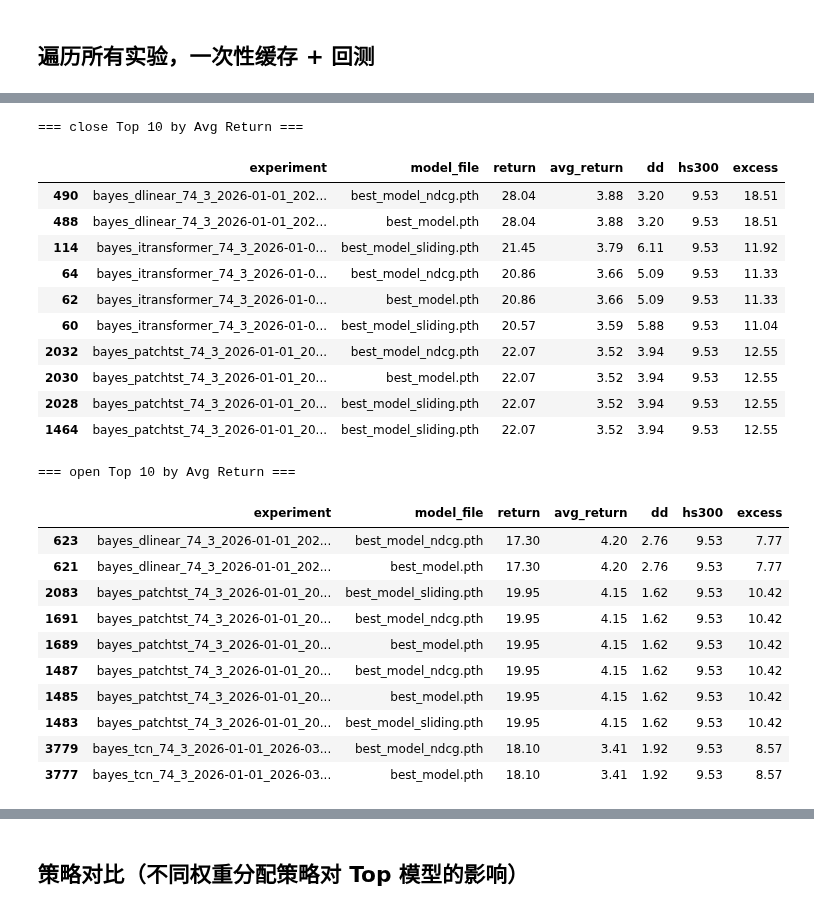
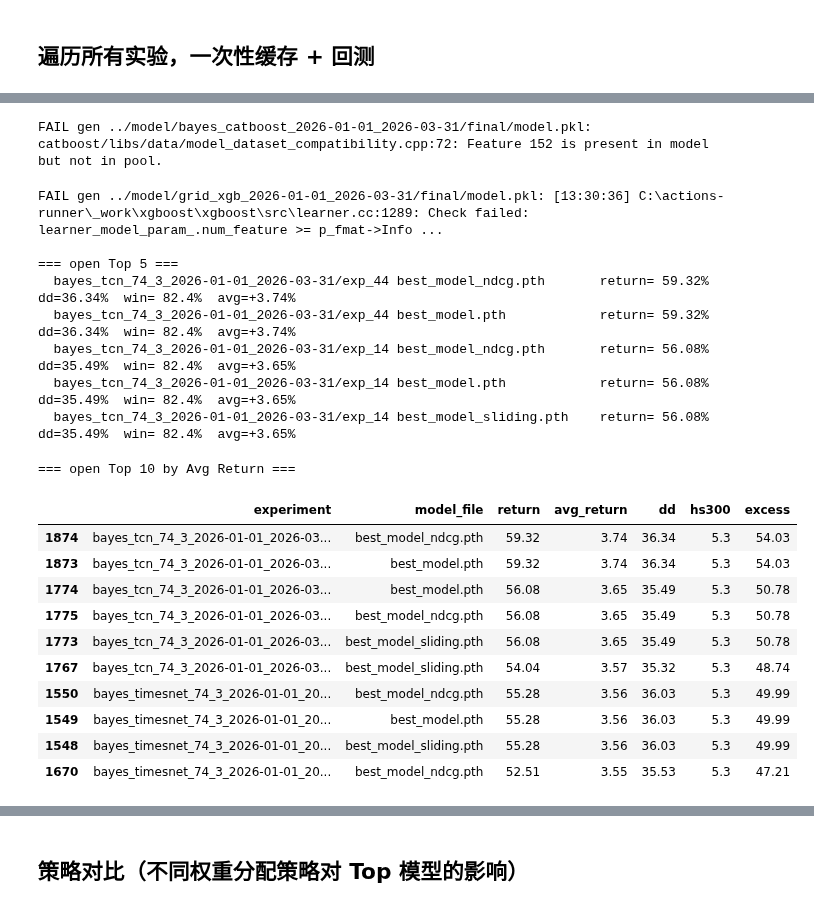
Before and after one commit to xyl-27/ETF, a Jupyter notebook: notebooks/reproduce_backtest.ipynb, the cells around one changed output, grey strips where cells are left out. Drawn from its saved outputs; the diff is of its cells as text; code cells hidden in the pictures.

```diff
--- a/notebooks/reproduce_backtest.ipynb
+++ b/notebooks/reproduce_backtest.ipynb
@@ -19,13 +19,13 @@ warnings.filterwarnings('ignore')
 # %%
 MODEL_FILE = "best_model_sliding.pth"
 DATA_PATH = "../etf_data/etf_74.csv"
-CACHE_DIR = "../output/predictions_cache"
-BT_CACHE_DIR = "../output/backtest_cache"
+CACHE_DIR = "../output/predictions_cache_2026_01_01_to_2026_05_27"
+BT_CACHE_DIR = "../output/backtest_cache_2026_01_01_to_2026_05_27"
 os.makedirs(CACHE_DIR, exist_ok=True)
 os.makedirs(BT_CACHE_DIR, exist_ok=True)
 
-START_DATE = "2026-04-01"
-END_DATE = "2026-05-12"
+START_DATE = "2026-01-01"
+END_DATE = "2026-05-27"
 TOP_K = 3
 REBALANCE_DAYS = 5
 POSITION_PCT = 0.95
@@ -45,6 +45,7 @@ DL_TYPES = [
     "bayes_nlinear_74_3_2026-01-01_2026-03-31",
     "bayes_timesnet_74_3_2026-01-01_2026-03-31",
     "bayes_tcn_74_3_2026-01-01_2026-03-31",
+    "bayes_lstm_74_3_2026-01-01_2026-03-31",
 ]
 # ML models (retrained best model as .pkl)
 ML_TYPES = [
@@ -135,7 +136,7 @@ for exp_dir, mf in tqdm(EXPERIMENTS, desc="回测"):
         with open(cache_path, 'rb') as f:
             preds = pickle.load(f)
 
-    for mode in ['close', 'open']:
+    for mode in ['open']:
         bt_cache_key = f"{safe_name}_{mode}.pkl"
         bt_cache_path = os.path.join(BT_CACHE_DIR, bt_cache_key)
         if os.path.exists(bt_cache_path):
@@ -169,42 +170,40 @@ for exp_dir, mf in tqdm(EXPERIMENTS, desc="回测"):
             print(f'FAIL backtest {cache_key} {mode}: {e}')
 
 df = pd.DataFrame(all_results)
-for mode in ['close', 'open']:
+for mode in ['open']:
     sub = df[df['trade_mode'] == mode].sort_values('return', ascending=False).head(5)
     print(f'\n=== {mode} Top 5 ===')
     for _, r in sub.iterrows():
         print(f'  {r["experiment"]:35s} {r["model_file"]:25s} return={r["return"]:6.2f}%  dd={r["dd"]:5.2f}%  win={r["win_rate"]:5.1f}%  avg={r["avg_return"]:+5.2f}%')
+# %% [output]
+FAIL gen ../model/bayes_catboost_2026-01-01_2026-03-31/final/model.pkl: catboost/libs/data/model_dataset_compatibility.cpp:72: Feature 152 is present in model but not in pool.
+FAIL gen ../model/grid_xgb_2026-01-01_2026-03-31/final/model.pkl: [13:30:36] C:\actions-runner\_work\xgboost\xgboost\src\learner.cc:1289: Check failed: learner_model_param_.num_feature >= p_fmat->Info ...
+
+=== open Top 5 ===
+  bayes_tcn_74_3_2026-01-01_2026-03-31/exp_44 best_model_ndcg.pth       return= 59.32%  dd=36.34%  win= 82.4%  avg=+3.74%
+  bayes_tcn_74_3_2026-01-01_2026-03-31/exp_44 best_model.pth            return= 59.32%  dd=36.34%  win= 82.4%  avg=+3.74%
+  bayes_tcn_74_3_2026-01-01_2026-03-31/exp_14 best_model_ndcg.pth       return= 56.08%  dd=35.49%  win= 82.4%  avg=+3.65%
+  bayes_tcn_74_3_2026-01-01_2026-03-31/exp_14 best_model.pth            return= 56.08%  dd=35.49%  win= 82.4%  avg=+3.65%
+  bayes_tcn_74_3_2026-01-01_2026-03-31/exp_14 best_model_sliding.pth    return= 56.08%  dd=35.49%  win= 82.4%  avg=+3.65%
 # %%
 df = pd.DataFrame(all_results)
-for mode in ['close', 'open']:
+for mode in ['open']:
     sub = df[df['trade_mode'] == mode].sort_values('avg_return', ascending=False).head(10)
     print(f'\n=== {mode} Top 10 by Avg Return ===')
     display(sub[['experiment', 'model_file', 'return', 'avg_return','dd', 'hs300', 'excess']])
 # %% [output]
-=== close Top 10 by Avg Return ===
+=== open Top 10 by Avg Return ===
 |  | experiment | model_file | return | avg_return | dd | hs300 | excess |
-| 490 | bayes_dlinear_74_3_2026-01-01_202... | best_model_ndcg.pth | 28.04 | 3.88 | 3.20 | 9.53 | 18.51 |
-| 488 | bayes_dlinear_74_3_2026-01-01_202... | best_model.pth | 28.04 | 3.88 | 3.20 | 9.53 | 18.51 |
-| 114 | bayes_itransformer_74_3_2026-01-0... | best_model_sliding.pth | 21.45 | 3.79 | 6.11 | 9.53 | 11.92 |
-| 64 | bayes_itransformer_74_3_2026-01-0... | best_model_ndcg.pth | 20.86 | 3.66 | 5.09 | 9.53 | 11.33 |
-| 62 | bayes_itransformer_74_3_2026-01-0... | best_model.pth | 20.86 | 3.66 | 5.09 | 9.53 | 11.33 |
-| 60 | bayes_itransformer_74_3_2026-01-0... | best_model_sliding.pth | 20.57 | 3.59 | 5.88 | 9.53 | 11.04 |
-| 2032 | bayes_patchtst_74_3_2026-01-01_20... | best_model_ndcg.pth | 22.07 | 3.52 | 3.94 | 9.53 | 12.55 |
-| 2030 | bayes_patchtst_74_3_2026-01-01_20... | best_model.pth | 22.07 | 3.52 | 3.94 | 9.53 | 12.55 |
-| 2028 | bayes_patchtst_74_3_2026-01-01_20... | best_model_sliding.pth | 22.07 | 3.52 | 3.94 | 9.53 | 12.55 |
-| 1464 | bayes_patchtst_74_3_2026-01-01_20... | best_model_sliding.pth | 22.07 | 3.52 | 3.94 | 9.53 | 12.55 |
+| 1874 | bayes_tcn_74_3_2026-01-01_2026-03... | best_model_ndcg.pth | 59.32 | 3.74 | 36.34 | 5.3 | 54.03 |
+| 1873 | bayes_tcn_74_3_2026-01-01_2026-03... | best_model.pth | 59.32 | 3.74 | 36.34 | 5.3 | 54.03 |
+| 1774 | bayes_tcn_74_3_2026-01-01_2026-03... | best_model.pth | 56.08 | 3.65 | 35.49 | 5.3 | 50.78 |
+| 1775 | bayes_tcn_74_3_2026-01-01_2026-03... | best_model_ndcg.pth | 56.08 | 3.65 | 35.49 | 5.3 | 50.78 |
+| 1773 | bayes_tcn_74_3_2026-01-01_2026-03... | best_model_sliding.pth | 56.08 | 3.65 | 35.49 | 5.3 | 50.78 |
+| 1767 | bayes_tcn_74_3_2026-01-01_2026-03... | best_model_sliding.pth | 54.04 | 3.57 | 35.32 | 5.3 | 48.74 |
+| 1550 | bayes_timesnet_74_3_2026-01-01_20... | best_model_ndcg.pth | 55.28 | 3.56 | 36.03 | 5.3 | 49.99 |
+| 1549 | bayes_timesnet_74_3_2026-01-01_20... | best_model.pth | 55.28 | 3.56 | 36.03 | 5.3 | 49.99 |
+| 1548 | bayes_timesnet_74_3_2026-01-01_20... | best_model_sliding.pth | 55.28 | 3.56 | 36.03 | 5.3 | 49.99 |
+| 1670 | bayes_timesnet_74_3_2026-01-01_20... | best_model_ndcg.pth | 52.51 | 3.55 | 35.53 | 5.3 | 47.21 |
-=== open Top 10 by Avg Return ===
-|  | experiment | model_file | return | avg_return | dd | hs300 | excess |
-| 623 | bayes_dlinear_74_3_2026-01-01_202... | best_model_ndcg.pth | 17.30 | 4.20 | 2.76 | 9.53 | 7.77 |
-| 621 | bayes_dlinear_74_3_2026-01-01_202... | best_model.pth | 17.30 | 4.20 | 2.76 | 9.53 | 7.77 |
-| 2083 | bayes_patchtst_74_3_2026-01-01_20... | best_model_sliding.pth | 19.95 | 4.15 | 1.62 | 9.53 | 10.42 |
-| 1691 | bayes_patchtst_74_3_2026-01-01_20... | best_model_ndcg.pth | 19.95 | 4.15 | 1.62 | 9.53 | 10.42 |
-| 1689 | bayes_patchtst_74_3_2026-01-01_20... | best_model.pth | 19.95 | 4.15 | 1.62 | 9.53 | 10.42 |
-| 1487 | bayes_patchtst_74_3_2026-01-01_20... | best_model_ndcg.pth | 19.95 | 4.15 | 1.62 | 9.53 | 10.42 |
-| 1485 | bayes_patchtst_74_3_2026-01-01_20... | best_model.pth | 19.95 | 4.15 | 1.62 | 9.53 | 10.42 |
-| 1483 | bayes_patchtst_74_3_2026-01-01_20... | best_model_sliding.pth | 19.95 | 4.15 | 1.62 | 9.53 | 10.42 |
-| 3779 | bayes_tcn_74_3_2026-01-01_2026-03... | best_model_ndcg.pth | 18.10 | 3.41 | 1.92 | 9.53 | 8.57 |
-| 3777 | bayes_tcn_74_3_2026-01-01_2026-03... | best_model.pth | 18.10 | 3.41 | 1.92 | 9.53 | 8.57 |
 # %%
 df = pd.DataFrame(all_results)
 df["MODEL_TYPES"] = df['experiment'].apply(lambda x: x.split('/')[0])
```
Also changed, not shown: parts of 11 cells of this notebook, 4 other files.
